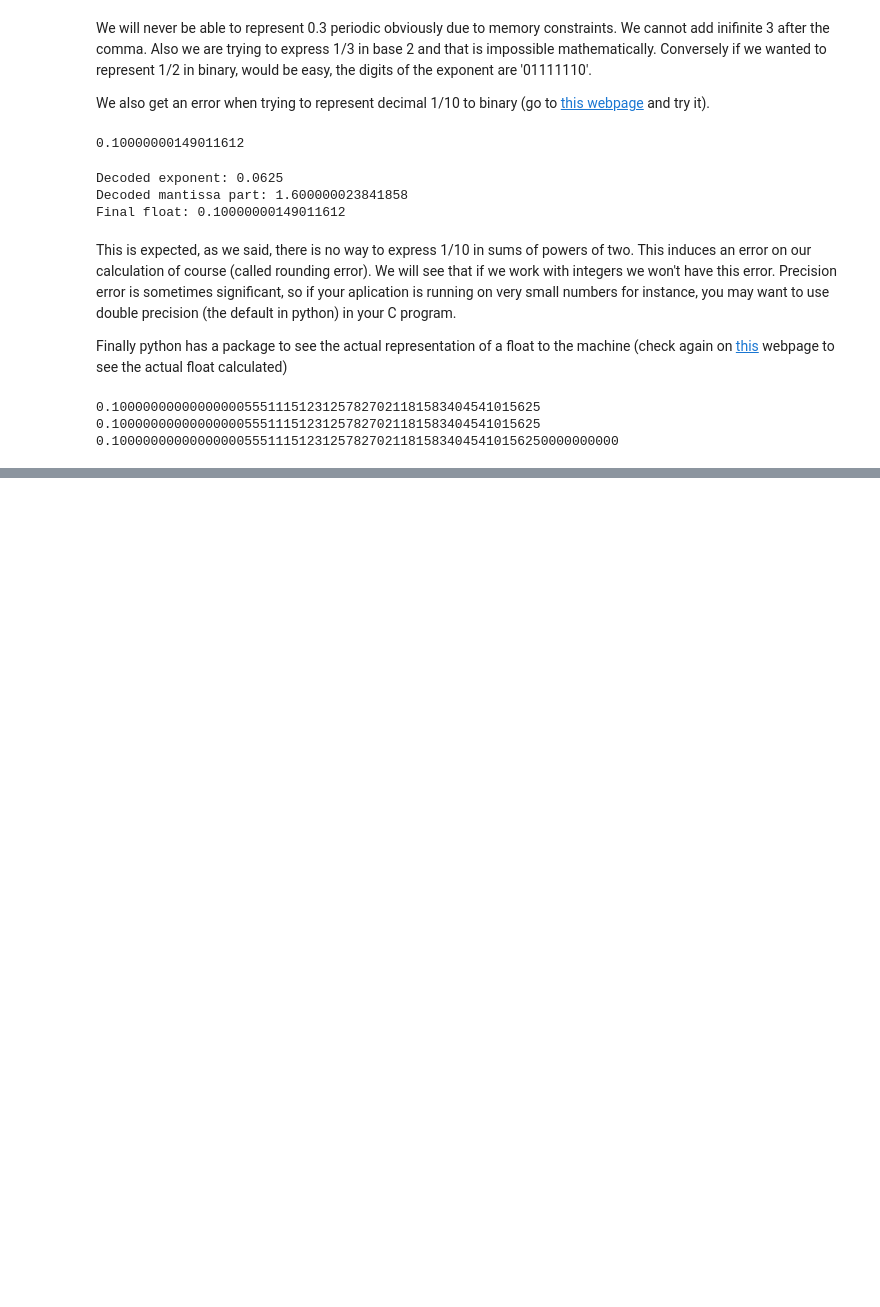
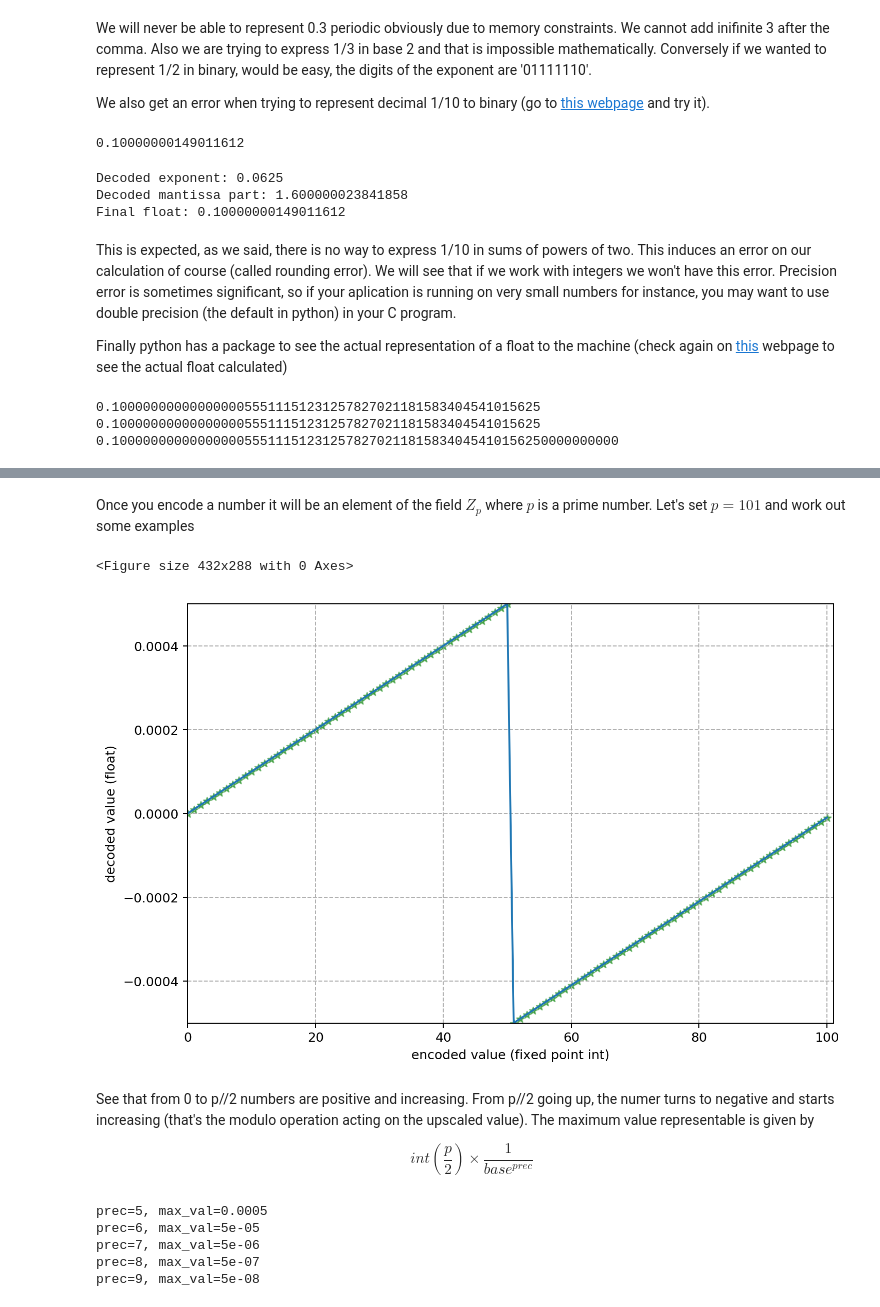
Before and after one commit to SebastiaAgramunt/Cryptography, a Jupyter notebook: notebooks/FixedAndFloatingPointArithmetics.ipynb, the cells around one changed output, grey strips where cells are left out. Drawn from its saved outputs; the diff is of its cells as text; code cells hidden in the pictures; blank space fills up the shorter version.

Commit message:
:camel: working on fixed point encoding

```diff
--- a/notebooks/FixedAndFloatingPointArithmetics.ipynb
+++ b/notebooks/FixedAndFloatingPointArithmetics.ipynb
@@ -376,0 +491,13 @@ Random prime number of 64 bits 14393337020047679077
+# %%
+base = 10
+precision_fractional = 4
+
+r = 123456789.123456
+e = to_fixed_point(r, base, precision_fractional)
+d = to_float_point(e, base, precision_fractional)
+
+print(f"base: {base}")
+print(f"precision_fractional: {precision_fractional}\n")
+print(f"rational number:\n\t{r}")
+print(f"encoded number:\n\t{e}")
+print(f"decoded back number:\n\t{d}")
@@ -376,0 +518,52 @@ Random prime number of 64 bits 14393337020047679077
+# %%
+def encode(r: float, base: int, precision_fractional: int, field: int):
+    upscaled = int(r*base**precision_fractional)
+    return upscaled%field
+
+def decode(e: int, base: int, precision_fractional: int, field: int):
+    upscaled = e if e <= field//2 else e - field
+    return upscaled/(base**precision_fractional)
+# %% [markdown]
+Once you encode a number it will be an element of the field $Z_p$ where $p$ is a prime number. Let's set $p=101$ and work out some examples
+# %%
+p = 101
+precision_fractional = 5
+base = 10
+
+x_, y_ = [], []
+for x in range(0, p, 1):
+    x_.append(x)
+    y_.append(decode(x, base, precision_fractional, p))
+
+import matplotlib.pyplot as plt
+plt.clf()
+fig=plt.figure(dpi = 180, figsize=(9,6))
+
+plt.scatter(x_, y_, c="g", alpha=0.5, marker=r'$\bigstar$', label="")
+plt.plot(x_, y_)
+plt.xlabel("encoded value (fixed point int)")
+plt.ylabel("decoded value (float)")
+plt.grid(linestyle='--')
+plt.xlim((0, p))
+plt.ylim((-decode(p//2, base, precision_fractional, p), decode(p//2, base, precision_fractional, p)))
+plt.show()
+# %% [output]
+<Figure size 432x288 with 0 Axes>
+[figure, added]
+# %% [markdown]
+See that from 0 to p//2 numbers are positive and increasing. From p//2 going up, the numer turns to negative and starts increasing (that's the modulo operation acting on the upscaled value). The maximum value representable is given by
+
+$$int(\frac{p}{2})\times \frac{1}{base^{prec}}$$
+# %%
+p = 101
+base = 10
+
+for precision_fractional in range(5, 10):
+    x = (p//2)/(base**precision_fractional)
+    print(f"prec={precision_fractional}, max_val={x}")
+# %% [output]
+prec=5, max_val=0.0005
+prec=6, max_val=5e-05
+prec=7, max_val=5e-06
+prec=8, max_val=5e-07
+prec=9, max_val=5e-08
```
Also changed, not shown: parts of 20 cells of this notebook.
